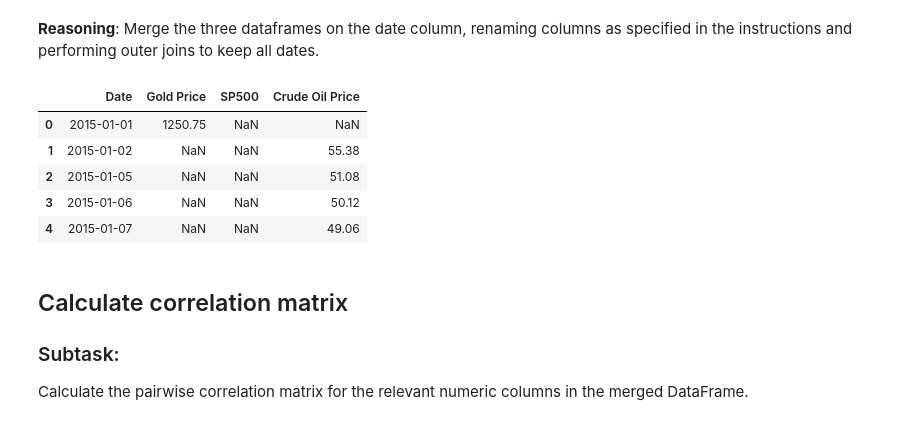
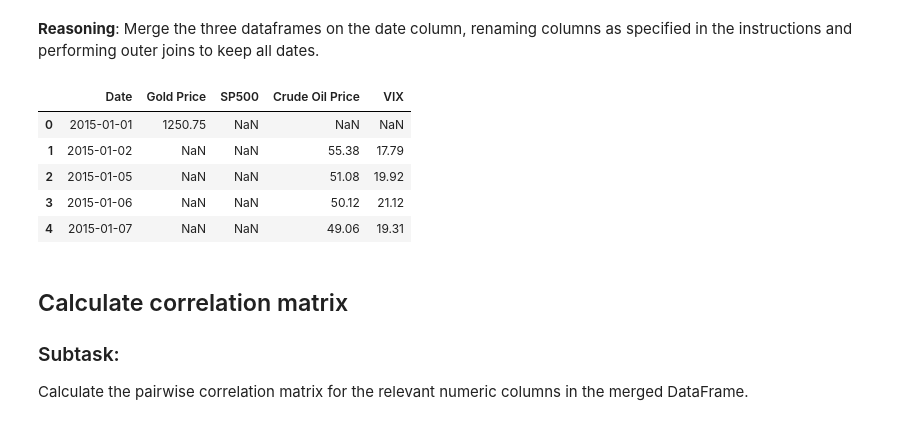
Before and after one commit to mperricone24/Final-Project-, a Jupyter notebook: Python_Final_Project.ipynb, the cells around one changed output. Drawn from its saved outputs; the diff is of its cells as text; code cells hidden in the pictures.

```diff
--- a/Python_Final_Project.ipynb
+++ b/Python_Final_Project.ipynb
@@ -8,6 +8,7 @@ import plotly.express as px
 Gold_CSV = "https://raw.githubusercontent.com/mperricone24/Final-Project-/refs/heads/main/Gold%20Prices%20monthly%20filtered%20V3.csv"
 SP500_CSV = "https://raw.githubusercontent.com/mperricone24/Final-Project-/refs/heads/main/SP500%20(1).csv"
 Crude_Oil_CSV = "https://raw.githubusercontent.com/mperricone24/Final-Project-/refs/heads/main/DCOILBRENTEU.csv"
+VIX_CSV = "https://raw.githubusercontent.com/mperricone24/Final-Project-/refs/heads/main/VIXCLS.csv"
 # %%
 df_Gold = pd.read_csv(Gold_CSV)
 df.head()
@@ -77,3 +78,7 @@ df_SP500
 | 2607 | 2025-10-21 | 6735.35 |
 | 2608 | 2025-10-22 | 6699.40 |
 2609 rows × 2 columns
+# %%
+df_VIX = pd.read_csv(VIX_CSV)
+df.head()
+rows, cols
@@ -133,22 +168,25 @@ fig_combined_subplots.show()
 df_Gold['Date'] = pd.to_datetime(df_Gold['Date'])
 df_SP500['observation_date'] = pd.to_datetime(df_SP500['observation_date'])
 df_Crude_Oil['observation_date'] = pd.to_datetime(df_Crude_Oil['observation_date'])
+df_VIX['observation_date'] = pd.to_datetime(df_VIX['observation_date'])
 
 # Rename columns for easier merging and plotting
 gold_df_renamed = df_Gold.rename(columns={'Date': 'Date', 'Price': 'Value'})
 sp500_df_renamed = df_SP500.rename(columns={'observation_date': 'Date', 'SP500': 'Value'})
 crude_oil_df_renamed = df_Crude_Oil.rename(columns={'observation_date': 'Date', 'DCOILBRENTEU': 'Value'})
+vix_df_renamed = df_VIX.rename(columns={'observation_date': 'Date', 'VIXCLS': 'Value'})
 
 # Add a 'Dataset' column to identify the source of the data
 gold_df_renamed['Dataset'] = 'Gold Price'
 sp500_df_renamed['Dataset'] = 'SP500'
 crude_oil_df_renamed['Dataset'] = 'Crude Oil Prices'
+vix_df_renamed['Dataset'] = 'VIX'
 
 # Concatenate the dataframes
-combined_df = pd.concat([gold_df_renamed, sp500_df_renamed, crude_oil_df_renamed])
+combined_df = pd.concat([gold_df_renamed, sp500_df_renamed, crude_oil_df_renamed, vix_df_renamed])
 
 # Create the line graph
-fig_overlay = px.line(combined_df, x='Date', y='Value', color='Dataset', title='Gold Price, SP500, and Crude Oil Prices Over Time (Overlayed)')
+fig_overlay = px.line(combined_df, x='Date', y='Value', color='Dataset', title='Gold Price, SP500, Crude Oil Prices, and VIX Over Time (Overlayed)')
 fig_overlay.show()
 # %% [output]
 [interactive output not drawn]
@@ -190,6 +230,10 @@ df_SP500['SP500_Normalized'] = (df_SP500['SP500'] / df_SP500['SP500'].iloc[0]) *
 # Normalize Crude Oil Prices to 100
 df_Crude_Oil['Crude_Oil_Normalized'] = (df_Crude_Oil['DCOILBRENTEU'] / df_Crude_Oil['DCOILBRENTEU'].iloc[0]) * 100
 
+# Normalize VIX to 100
+df_VIX['VIXCLS_Normalized'] = (df_VIX['VIXCLS'] / df_VIX['VIXCLS'].iloc[0]) * 100
+
+
 print("Gold Data with Normalized Price (after removing initial NaN):")
 display(df_Gold.head())
 
@@ -198,5 +242,8 @@ display(df_SP500.head())
 
 print("\nCrude Oil Data with Normalized Prices:")
 display(df_Crude_Oil.head())
+
+print("\nVIX Data with Normalized VIXCLS:")
+display(df_VIX.head())
 # %% [output]
 Gold Data with Normalized Price (after removing initial NaN):
@@ -234,25 +288,27 @@ Merge the three dataframes on the date column, renaming columns as specified in
 # %%
 # Select and rename columns from each dataframe
 gold_df_renamed = df_Gold[['Date', 'Price']].rename(columns={'Price': 'Gold Price'})
 sp500_df_renamed = df_SP500[['observation_date', 'SP500']].rename(columns={'observation_date': 'Date', 'SP500': 'SP500'})
 crude_oil_df_renamed = df_Crude_Oil[['observation_date', 'DCOILBRENTEU']].rename(columns={'observation_date': 'Date', 'DCOILBRENTEU': 'Crude Oil Price'})
+vix_df_renamed = df_VIX[['observation_date', 'VIXCLS']].rename(columns={'observation_date': 'Date', 'VIXCLS': 'VIX'})
 
 # Merge the dataframes using outer merges
 merged_df = pd.merge(gold_df_renamed, sp500_df_renamed, on='Date', how='outer')
 merged_df = pd.merge(merged_df, crude_oil_df_renamed, on='Date', how='outer')
+merged_df = pd.merge(merged_df, vix_df_renamed, on='Date', how='outer')
 
 # Sort the merged dataframe by date
 merged_df = merged_df.sort_values(by='Date')
 
 # Display the first few rows of the merged dataframe
 display(merged_df.head())
 # %% [output]
-|  | Date | Gold Price | SP500 | Crude Oil Price |
-| 0 | 2015-01-01 | 1250.75 | NaN | NaN |
-| 1 | 2015-01-02 | NaN | NaN | 55.38 |
-| 2 | 2015-01-05 | NaN | NaN | 51.08 |
-| 3 | 2015-01-06 | NaN | NaN | 50.12 |
-| 4 | 2015-01-07 | NaN | NaN | 49.06 |
+|  | Date | Gold Price | SP500 | Crude Oil Price | VIX |
+| 0 | 2015-01-01 | 1250.75 | NaN | NaN | NaN |
+| 1 | 2015-01-02 | NaN | NaN | 55.38 | 17.79 |
+| 2 | 2015-01-05 | NaN | NaN | 51.08 | 19.92 |
+| 3 | 2015-01-06 | NaN | NaN | 50.12 | 21.12 |
+| 4 | 2015-01-07 | NaN | NaN | 49.06 | 19.31 |
 # %% [markdown]
 ## Calculate correlation matrix
 
```
Also changed, not shown: parts of 14 cells of this notebook.
